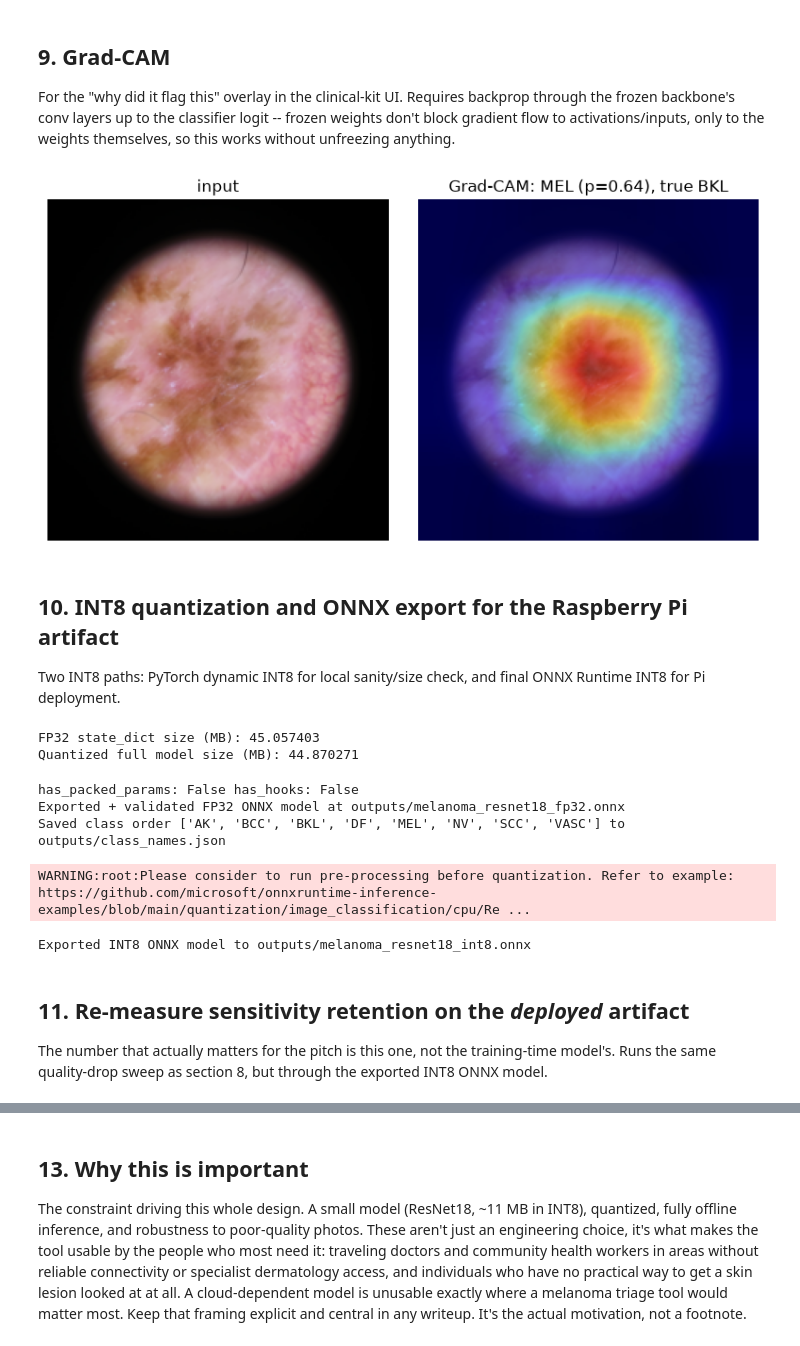
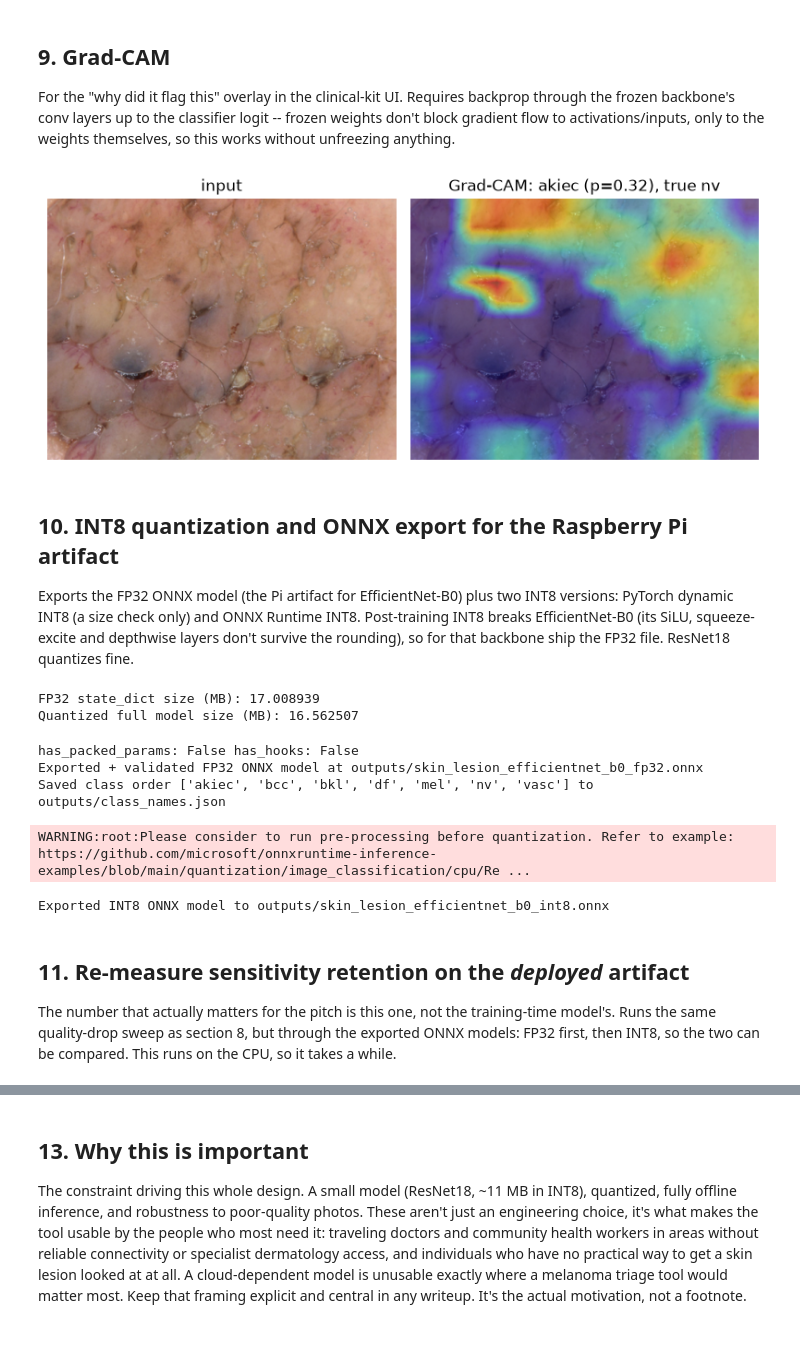
Before and after one commit to RyanLi213/skin-lesion-detector, a Jupyter notebook: notebooks/resnet18_pipeline.ipynb, the cells around one changed output, grey strips where cells are left out. Drawn from its saved outputs; the diff is of its cells as text; code cells hidden in the pictures.

```diff
--- a/notebooks/resnet18_pipeline.ipynb
+++ b/notebooks/resnet18_pipeline.ipynb
@@ -161,9 +176,22 @@ def load_pil(row, img_dir, max_size=None):
     key = (str(path), max_size)
     if key in _IMAGE_CACHE:
         return _IMAGE_CACHE[key]  # callers never modify it in place (degrade_image returns new images)
-    img = Image.open(path).convert("RGB")
-    if max(img.size) > max_size:
-        img.thumbnail((max_size, max_size), Image.BILINEAR)  # keeps aspect ratio
+    disk_path = None
+    if CFG.disk_cache_dir:
+        rel = Path(row["image_path"])
+        rel = Path(*rel.parts[1:]) if rel.is_absolute() else rel
+        disk_path = Path(CFG.disk_cache_dir) / f"{max_size}px" / rel.with_suffix(".png")
+    if disk_path is not None and disk_path.exists():
+        img = Image.open(disk_path).convert("RGB")
+    else:
+        img = Image.open(path).convert("RGB")
+        if max(img.size) > max_size:
+            img.thumbnail((max_size, max_size), Image.BILINEAR)  # keeps aspect ratio
+        if disk_path is not None:  # PNG is lossless, so the cached copy is pixel-identical
+            disk_path.parent.mkdir(parents=True, exist_ok=True)
+            tmp = disk_path.with_name(disk_path.stem + ".tmp.png")
+            img.save(tmp)
+            os.replace(tmp, disk_path)  # write-then-rename: an interrupted run never leaves a broken file
     if CFG.cache_images:
         _IMAGE_CACHE[key] = img
     return img
@@ -691,7 +779,8 @@ activations/inputs, only to the weights themselves, so this works without unfree
 # %%
 
 class GradCAM:
-    def __init__(self, backbone, head, target_layer_name="layer4"):
+    def __init__(self, backbone, head, target_layer_name=None):
+        target_layer_name = target_layer_name or backbone.cam_layer  # last conv block of either backbone
         self.backbone = backbone
         self.head = head
         self.activations = None
@@ -710,42 +799,45 @@ class GradCAM:
         x = self.backbone.preprocess(pil_image).unsqueeze(0).to(self.backbone.device)
         x.requires_grad_(True)
         emb = self.backbone.model(x)  # grad-enabled forward; backbone weights stay frozen
         logits, _ = self.head(emb)
         pred = int(logits.argmax(dim=-1))
         self.backbone.model.zero_grad()
         self.head.zero_grad()
         logits[0, pred].backward()
 
         weights = self.gradients.mean(dim=(2, 3), keepdim=True)
         cam = F.relu((weights * self.activations).sum(dim=1, keepdim=True))
         cam = F.interpolate(cam, size=pil_image.size[::-1], mode="bilinear", align_corners=False)
         cam = cam.squeeze().detach().cpu().numpy()
         cam = (cam - cam.min()) / (cam.max() - cam.min() + 1e-8)
         return cam, CLASS_NAMES[pred], torch.softmax(logits, dim=-1)[0, pred].item()
 
 
 cam_tool = GradCAM(backbone, head)
 sample_row = test_df.iloc[0]
 sample_img = load_pil(sample_row, CFG.img_dir)
 cam, pred_name, prob = cam_tool(sample_img)
 
 fig, axes = plt.subplots(1, 2, figsize=(8, 4))
 axes[0].imshow(sample_img); axes[0].set_title("input"); axes[0].axis("off")
 axes[1].imshow(sample_img); axes[1].imshow(cam, cmap="jet", alpha=0.45); axes[1].axis("off")
 axes[1].set_title(f"Grad-CAM: {pred_name} (p={prob:.2f}), true {sample_row['diagnosis']}")
 plt.tight_layout()
 plt.savefig("outputs/gradcam_example.png", dpi=150)
 plt.show()
 # %% [output]
-[figure, old version]
+[figure, new version]
 # %% [markdown]
 
 ## 10. INT8 quantization and ONNX export for the Raspberry Pi artifact
 
-Two INT8 paths: PyTorch dynamic INT8 for local sanity/size check, and final ONNX Runtime INT8 for Pi deployment.
+Exports the FP32 ONNX model (the Pi artifact for EfficientNet-B0) plus two INT8 versions: PyTorch
+dynamic INT8 (a size check only) and ONNX Runtime INT8. Post-training INT8 breaks EfficientNet-B0
+(its SiLU, squeeze-excite and depthwise layers don't survive the rounding), so for that backbone
+ship the FP32 file. ResNet18 quantizes fine.
 # %%
 class DeployableModel(nn.Module):
-    """Wraps the frozen resnet18 backbone + trained classifier head into one exportable graph --
+    """Wraps the fine-tuned backbone + trained classifier head into one exportable graph --
     this is the artifact that ships to the Pi kit."""
 
     def __init__(self, backbone, head):
@@ -759,7 +851,7 @@ class DeployableModel(nn.Module):
         emb = self.backbone_model(x)
         return self.classifier(emb)  # (batch, n_classes)
 
-# Section 9's GradCAM left forward/backward hooks clipped onto backbone.model (layer4), and
+# Section 9's GradCAM left forward/backward hooks clipped onto backbone.model (its last block), and
 # those hooks are still holding a mid-computation (non-leaf) activation/gradient tensor. deepcopy
 # can't copy a non-leaf tensor, so clear the hooks on the *source* model before any copying happens.
 for m in backbone.model.modules():
@@ -771,11 +863,11 @@ for m in backbone.model.modules():
 deployable = DeployableModel(backbone, head).to("cpu").eval()
 
 # save FP32 torch state_dict (for debugging / baseline)
-torch.save(deployable.state_dict(), "outputs/melanoma_resnet18_fp32_state_dict.pt")
+torch.save(deployable.state_dict(), CFG.fp32_state_dict_path)
 
 # create a fresh (independent) DeployableModel and load the saved fp32 weights
 quant_src = DeployableModel(backbone, head).to("cpu").eval()
-quant_src.load_state_dict(torch.load("outputs/melanoma_resnet18_fp32_state_dict.pt"))
+quant_src.load_state_dict(torch.load(CFG.fp32_state_dict_path))
 
 # quantize in-place -- safe now: quant_src is its own copy, not the live head
 quantized_model = torch.quantization.quantize_dynamic(
@@ -787,11 +879,11 @@ torch.save(quantized_model.state_dict(), CFG.torch_int8_path)
 torch.save(quantized_model, CFG.torch_int8_path.replace(".pt", "_full.pt"))
 
 # measure sizes (use saved files for accurate size)
-print("FP32 state_dict size (MB):", os.path.getsize("outputs/melanoma_resnet18_fp32_state_dict.pt")/1e6)
+print("FP32 state_dict size (MB):", os.path.getsize(CFG.fp32_state_dict_path)/1e6)
 print("Quantized full model size (MB):", os.path.getsize(CFG.torch_int8_path.replace(".pt", "_full.pt"))/1e6)
 # %% [output]
-FP32 state_dict size (MB): 45.057403
-Quantized full model size (MB): 44.870271
+FP32 state_dict size (MB): 17.008939
+Quantized full model size (MB): 16.562507
 # %%
 import json, torch, onnx
 import onnxruntime as ort
@@ -799,7 +891,7 @@ from onnxruntime.quantization import quantize_dynamic as ort_quantize_dynamic, Q
 
 # 1) Recreate a clean FP32 model from saved state_dict
 deployable_fp32 = DeployableModel(backbone, head).to("cpu").eval()
-deployable_fp32.load_state_dict(torch.load("outputs/melanoma_resnet18_fp32_state_dict.pt"))
+deployable_fp32.load_state_dict(torch.load(CFG.fp32_state_dict_path))
 
 # 2) Clear any forward/backward/pre hooks (GradCAM left hooks cause tracing to fail)
 for m in deployable_fp32.backbone_model.modules():
@@ -848,16 +940,17 @@ ort_quantize_dynamic(
 print(f"Exported INT8 ONNX model to {CFG.onnx_int8_path}")
 # %% [output]
 has_packed_params: False has_hooks: False
-Exported + validated FP32 ONNX model at outputs/melanoma_resnet18_fp32.onnx
-Saved class order ['AK', 'BCC', 'BKL', 'DF', 'MEL', 'NV', 'SCC', 'VASC'] to outputs/class_names.json
+Exported + validated FP32 ONNX model at outputs/skin_lesion_efficientnet_b0_fp32.onnx
+Saved class order ['akiec', 'bcc', 'bkl', 'df', 'mel', 'nv', 'vasc'] to outputs/class_names.json
 WARNING:root:Please consider to run pre-processing before quantization. Refer to example: https://github.com/microsoft/onnxruntime-inference-examples/blob/main/quantization/image_classification/cpu/Re ...
-Exported INT8 ONNX model to outputs/melanoma_resnet18_int8.onnx
+Exported INT8 ONNX model to outputs/skin_lesion_efficientnet_b0_int8.onnx
 # %% [markdown]
 
 ## 11. Re-measure sensitivity retention on the *deployed* artifact
 
 The number that actually matters for the pitch is this one, not the training-time model's. Runs
-the same quality-drop sweep as section 8, but through the exported INT8 ONNX model.
+the same quality-drop sweep as section 8, but through the exported ONNX models: FP32 first, then
+INT8, so the two can be compared. This runs on the CPU, so it takes a while.
 # %%
 def onnx_predict_probs(session, pil_images, tta=False):
     def run(images):
```
Also changed, not shown: parts of 15 cells of this notebook, 13 other files.
